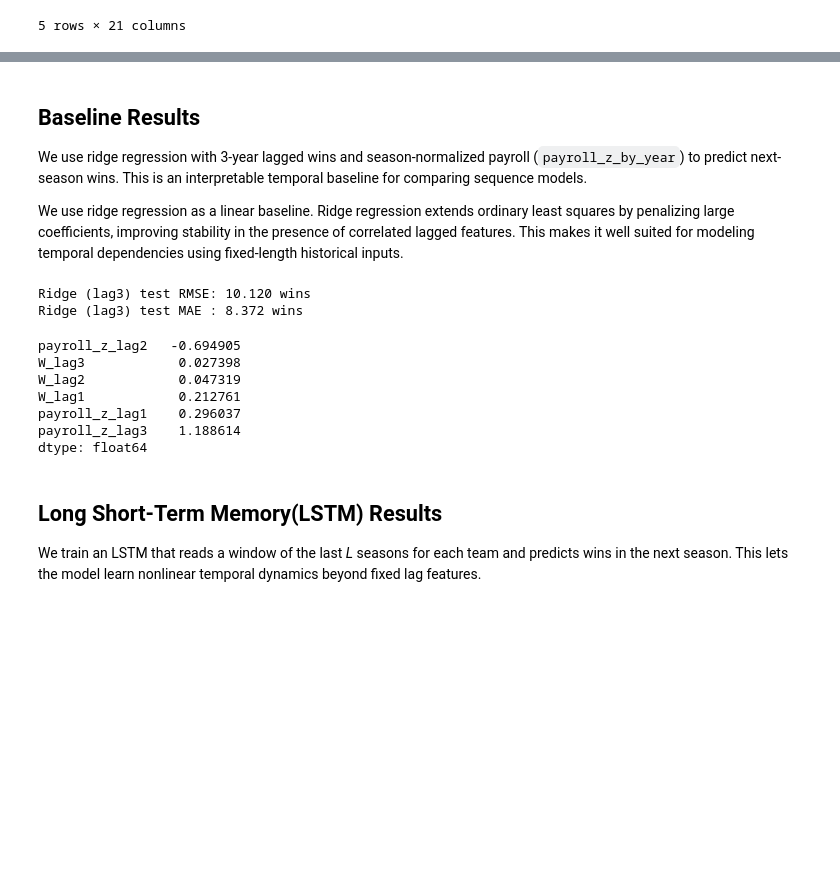
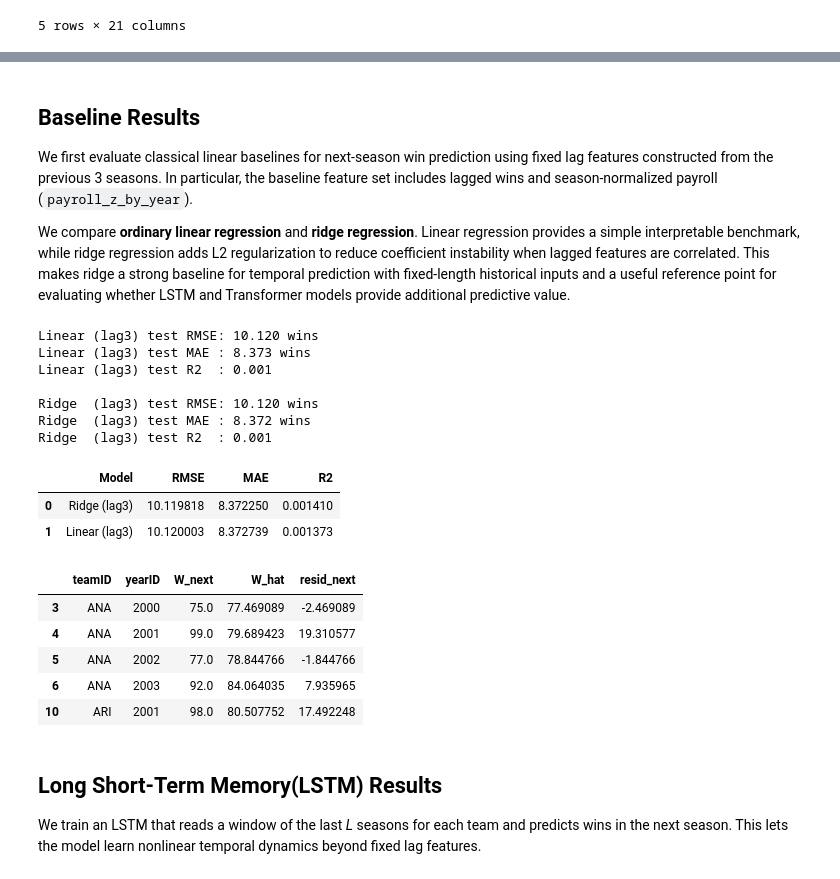
Before and after one commit to yanxinding/YD-DL-project, a Jupyter notebook: analysis.ipynb, the cells around one changed output, grey strips where cells are left out. Drawn from its saved outputs; the diff is of its cells as text; code cells hidden in the pictures; blank space fills up the shorter version.

```diff
--- a/analysis.ipynb
+++ b/analysis.ipynb
@@ -116,27 +101,73 @@ On average, model predicts next season wins with ave. error of 8.4 wins.
 # %% [markdown]
 ## Baseline Results
 
-We use ridge regression with 3-year lagged wins and season-normalized payroll (`payroll_z_by_year`) to predict next-season wins. This is an interpretable temporal baseline for comparing sequence models.
+We first evaluate classical linear baselines for next-season win prediction using fixed lag features constructed from the previous 3 seasons. In particular, the baseline feature set includes lagged wins and season-normalized payroll (`payroll_z_by_year`).
 
-We use ridge regression as a linear baseline. Ridge regression extends ordinary least squares by penalizing large coefficients, improving stability in the presence of correlated lagged features. This makes it well suited for modeling temporal dependencies using fixed-length historical inputs.
+We compare **ordinary linear regression** and **ridge regression**. Linear regression provides a simple interpretable benchmark, while ridge regression adds L2 regularization to reduce coefficient instability when lagged features are correlated. This makes ridge a strong baseline for temporal prediction with fixed-length historical inputs and a useful reference point for evaluating whether LSTM and Transformer models provide additional predictive value.
 # %%
-# baseline evaluation summary (Ridge on lagged features)
-print(f"Ridge (lag3) test RMSE: {rmse:.3f} wins")
-print(f"Ridge (lag3) test MAE : {mae:.3f} wins")
+# Linear model
+linear_model = LinearRegression()
+linear_model.fit(X_train, y_train)
+pred_test_linear = linear_model.predict(X_test)
 
-# coefficients (interpretability)
-coef = pd.Series(model.coef_, index=LAG_FEATURES).sort_values()
-coef
+linear_rmse = float(np.sqrt(mean_squared_error(y_test, pred_test_linear)))
+linear_mae = float(mean_absolute_error(y_test, pred_test_linear))
+linear_r2 = float(r2_score(y_test, pred_test_linear))
+
+# Ridge model
+ridge_model = Ridge(alpha=1.0)
+ridge_model.fit(X_train, y_train)
+pred_test_ridge = ridge_model.predict(X_test)
+
+ridge_rmse = float(np.sqrt(mean_squared_error(y_test, pred_test_ridge)))
+ridge_mae = float(mean_absolute_error(y_test, pred_test_ridge))
+ridge_r2 = float(r2_score(y_test, pred_test_ridge))
+
+print(f"Linear (lag3) test RMSE: {linear_rmse:.3f} wins")
+print(f"Linear (lag3) test MAE : {linear_mae:.3f} wins")
+print(f"Linear (lag3) test R2  : {linear_r2:.3f}")
+print()
+print(f"Ridge  (lag3) test RMSE: {ridge_rmse:.3f} wins")
+print(f"Ridge  (lag3) test MAE : {ridge_mae:.3f} wins")
+print(f"Ridge  (lag3) test R2  : {ridge_r2:.3f}")
+
+new_baseline_summary = pd.DataFrame([
+    {"Model": "Linear (lag3)", "RMSE": linear_rmse, "MAE": linear_mae, "R2": linear_r2},
+    {"Model": "Ridge (lag3)", "RMSE": ridge_rmse, "MAE": ridge_mae, "R2": ridge_r2},
+]).sort_values("RMSE").reset_index(drop=True)
+
+display(new_baseline_summary)
+
+# Ridge-based expected wins and residual target for sequence models
+df_lagged["W_hat"] = ridge_model.predict(df_lagged[LAG_FEATURES])
+df_lagged["resid_next"] = df_lagged["W_next"] - df_lagged["W_hat"]
+
+df = df.merge(
+    df_lagged[["teamID", "yearID", "W_hat", "resid_next"]],
+    on=["teamID", "yearID"],
+    how="left"
+)
+
+TARGET_DL = "resid_next"
+
+display(df[["teamID", "yearID", "W_next", "W_hat", "resid_next"]].dropna().head())
 # %% [output]
-Ridge (lag3) test RMSE: 10.120 wins
-Ridge (lag3) test MAE : 8.372 wins
+Linear (lag3) test RMSE: 10.120 wins
+Linear (lag3) test MAE : 8.373 wins
+Linear (lag3) test R2  : 0.001
+
+Ridge  (lag3) test RMSE: 10.120 wins
+Ridge  (lag3) test MAE : 8.372 wins
+Ridge  (lag3) test R2  : 0.001
-payroll_z_lag2   -0.694905
-W_lag3            0.027398
-W_lag2            0.047319
-W_lag1            0.212761
-payroll_z_lag1    0.296037
-payroll_z_lag3    1.188614
-dtype: float64
+|  | Model | RMSE | MAE | R2 |
+| 0 | Ridge (lag3) | 10.119818 | 8.372250 | 0.001410 |
+| 1 | Linear (lag3) | 10.120003 | 8.372739 | 0.001373 |
+|  | teamID | yearID | W_next | W_hat | resid_next |
+| 3 | ANA | 2000 | 75.0 | 77.469089 | -2.469089 |
+| 4 | ANA | 2001 | 99.0 | 79.689423 | 19.310577 |
+| 5 | ANA | 2002 | 77.0 | 78.844766 | -1.844766 |
+| 6 | ANA | 2003 | 92.0 | 84.064035 | 7.935965 |
+| 10 | ARI | 2001 | 98.0 | 80.507752 | 17.492248 |
 # %% [markdown]
 ## Long Short-Term Memory(LSTM) Results
 
```
Also changed, not shown: parts of 22 cells of this notebook, 2 other files.
